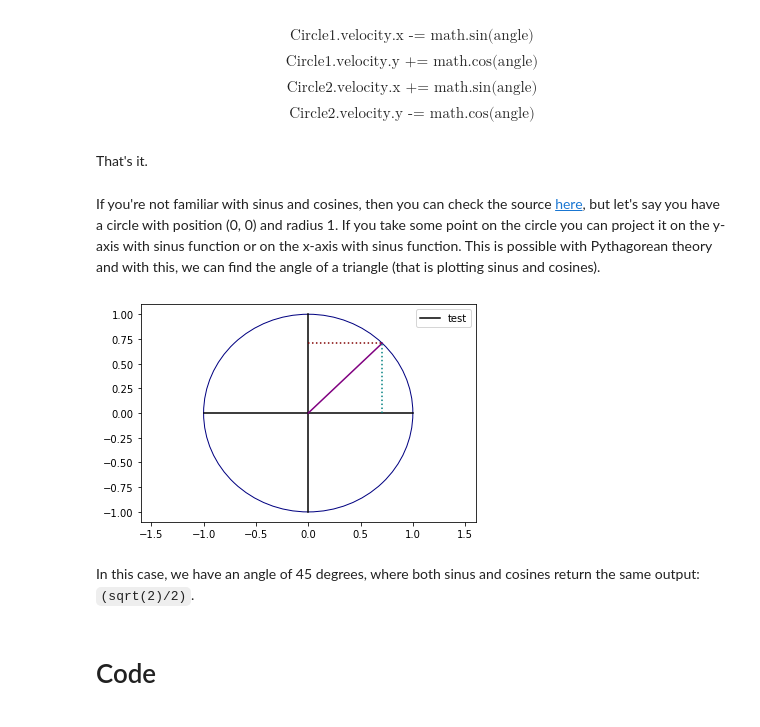
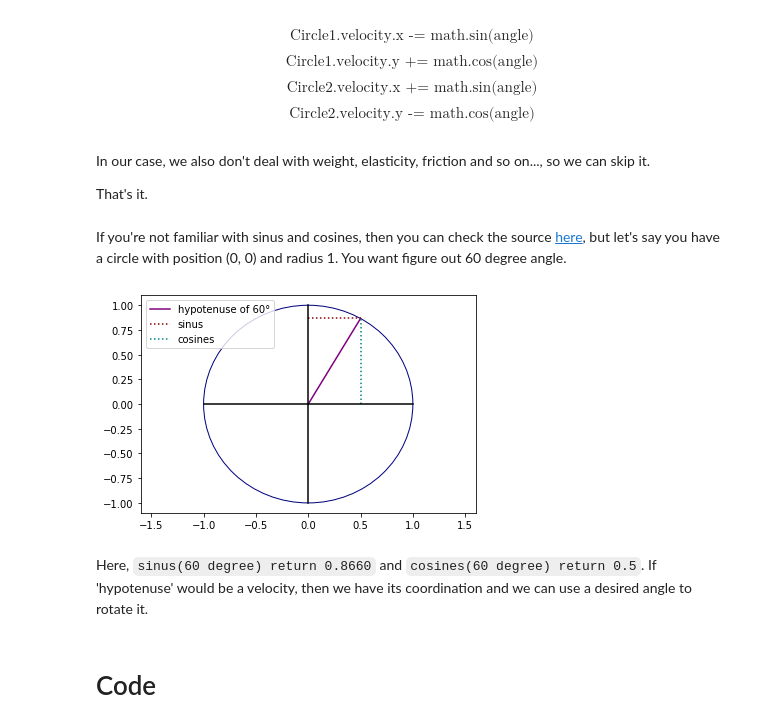
Before and after one commit to ludius0/my-blog, a Jupyter notebook: _notebooks/2021-06-18-Bouncing-balls!.ipynb, the cells around one changed output. Cells and saved outputs as stored; diff of their text form; code cells hidden in the pictures.

```diff
--- a/_notebooks/2021-06-18-Bouncing-balls!.ipynb
+++ b/_notebooks/2021-06-18-Bouncing-balls!.ipynb
@@ -127,31 +127,35 @@ $$\text{Circle1.velocity.y  +=  math.cos(angle)}$$
 $$\text{Circle2.velocity.x  +=  math.sin(angle)}$$
 $$\text{Circle2.velocity.y  -=  math.cos(angle)}$$
 # %% [markdown]
+In our case, we also don't deal with weight, elasticity, friction and so on..., so we can skip it.
+
 That's it.
 # %% [markdown]
-If you're not familiar with sinus and cosines, then you can check the source [here](https://www.khanacademy.org/math/trigonometry), but let's say you have a circle with position (0, 0) and radius 1. If you take some point on the circle you can project it on the y-axis with sinus function or on the x-axis with sinus function. This is possible with Pythagorean theory and with this, we can find the angle of a triangle (that is plotting sinus and cosines).
+If you're not familiar with sinus and cosines, then you can check the source [here](https://www.khanacademy.org/math/trigonometry), but let's say you have a circle with position (0, 0) and radius 1. You want figure out 60 degree angle.
 # %%
 #hide-input
 # circle & plot
-c1 = plt.Circle((0, 0), 1, color="navy", fill=False)
 fig, ax = plt.subplots()
 ax.set_xlim((-1.6, 1.6))
 ax.set_ylim((-1.1, 1.1))
 
 # lines
+plt.plot([0, 0.5], [0, 0.8660], color="purple")
+plt.plot([0, 0.5], [0.8660, 0.8660], color="maroon", linestyle=':')
+plt.plot([0.5, 0.5], [0, 0.8660], color="teal", linestyle=':')
 plt.plot([0, 0], [-1, 1], color="black")
 plt.plot([-1, 1], [0, 0], color="black")
-plt.plot([0, 0.7071], [0, 0.7071], color="purple")
-plt.plot([0, 0.7071], [0.7071, 0.7071], color="maroon", linestyle=':')
-plt.plot([0.7071, 0.7071], [0, 0.7071], color="teal", linestyle=':')
+c1 = plt.Circle((0, 0), 1, color="navy", fill=False)
 
 ax.add_patch(c1)
 
+plt.legend(["hypotenuse of 60°", "sinus", "cosines"])
+
 plt.show()
 # %% [output]
-[figure, old version]
+[figure, new version]
 # %% [markdown]
-In this case, we have an angle of 45 degrees, where both sinus and cosines return the same output: `(sqrt(2)/2)`.
+Here, `sinus(60 degree) return 0.8660` and `cosines(60 degree) return 0.5`. If 'hypotenuse' would be a velocity, then we have its coordination and we can use a desired angle to rotate it.
 # %% [markdown]
 # Code
 # %% [markdown]
```
Also changed, not shown: parts of 19 cells of this notebook, 1 other file.
